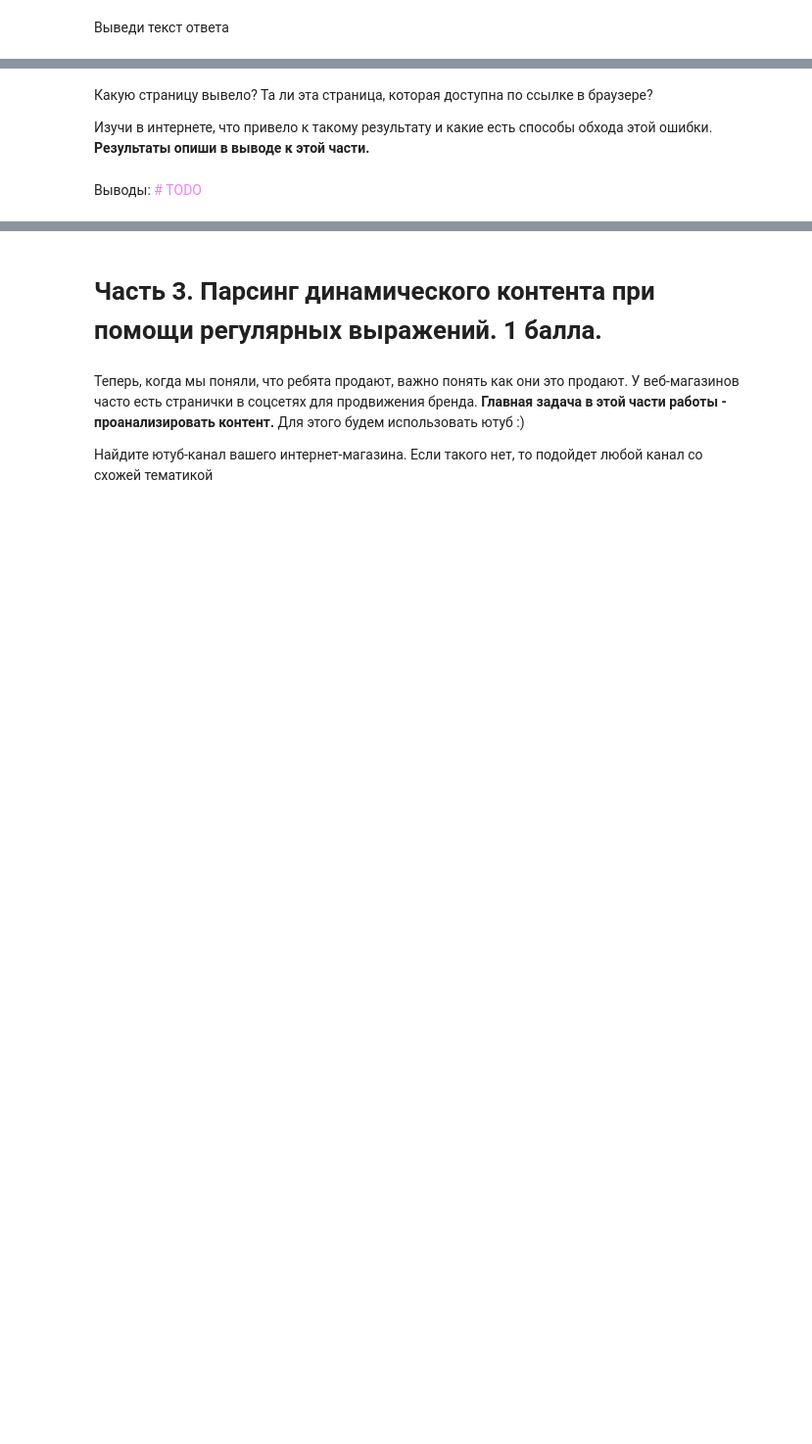
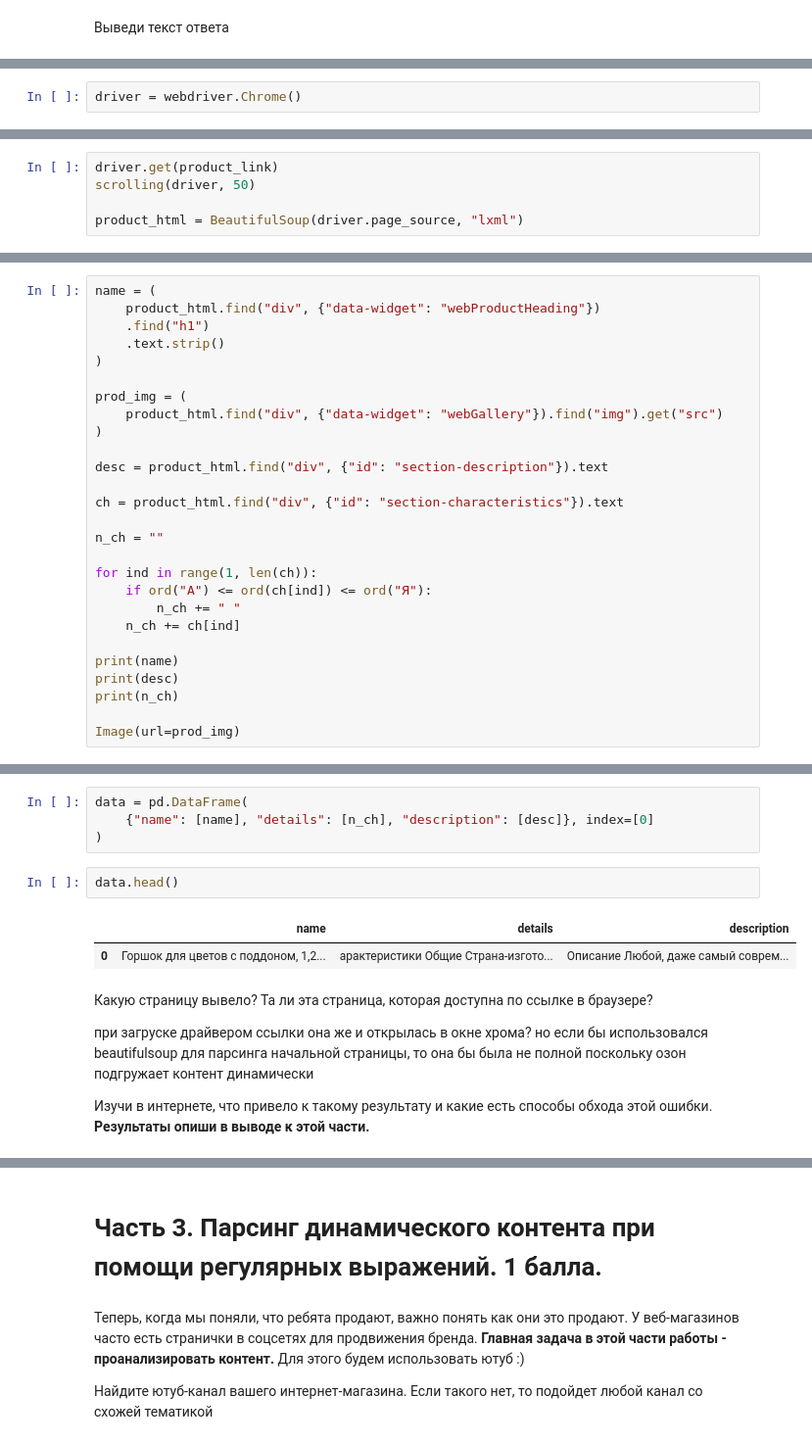
Before and after one commit to AleksandrAstakhov/Py_Messenger, a Jupyter notebook: lab_2_Parsing_web_scraping_API.ipynb, the cells around one changed output, grey strips where cells are left out. Shown at 98% size. Cells and saved outputs as stored; diff of their text form; blank space fills up the shorter version.

```diff
--- a/lab_2_Parsing_web_scraping_API.ipynb
+++ b/lab_2_Parsing_web_scraping_API.ipynb
@@ -177,0 +248,2 @@ response = #TODO
+# %%
+driver = webdriver.Chrome()
@@ -177,0 +308,5 @@ response = #TODO
+# %%
+driver.get(product_link)
+scrolling(driver, 50)
+
+product_html = BeautifulSoup(driver.page_source, "lxml")
@@ -177,0 +317,27 @@ response = #TODO
+# %%
+name = (
+    product_html.find("div", {"data-widget": "webProductHeading"})
+    .find("h1")
+    .text.strip()
+)
+
+prod_img = (
+    product_html.find("div", {"data-widget": "webGallery"}).find("img").get("src")
+)
+
+desc = product_html.find("div", {"id": "section-description"}).text
+
+ch = product_html.find("div", {"id": "section-characteristics"}).text
+
+n_ch = ""
+
+for ind in range(1, len(ch)):
+    if ord("А") <= ord(ch[ind]) <= ord("Я"):
+        n_ch += " "
+    n_ch += ch[ind]
+
+print(name)
+print(desc)
+print(n_ch)
+
+Image(url=prod_img)
@@ -178,6 +349,15 @@ response = #TODO
+# %%
+data = pd.DataFrame(
+    {"name": [name], "details": [n_ch], "description": [desc]}, index=[0]
+)
+# %%
+data.head()
+# %% [output]
+|  | name | details | description |
+| 0 | Горшок для цветов с поддоном, 1,2... | арактеристики Общие Страна-изгото... | Описание Любой, даже самый соврем... |
 # %% [markdown]
 Какую страницу вывело? Та ли эта страница, которая доступна по ссылке в браузере?
 
+при загруске драйвером ссылки она же и открылась в окне хрома? но если бы использовался beautifulsoup для парсинга начальной страницы, то она бы была не полной поскольку озон подгружает контент динамически
+
 Изучи в интернете, что привело к такому результату и какие есть способы обхода этой ошибки. **Результаты опиши в выводе к этой части.**
-# %% [markdown]
-Выводы: <font color='violet'> \# TODO </font>
```
Also changed, not shown: parts of 115 cells of this notebook.
